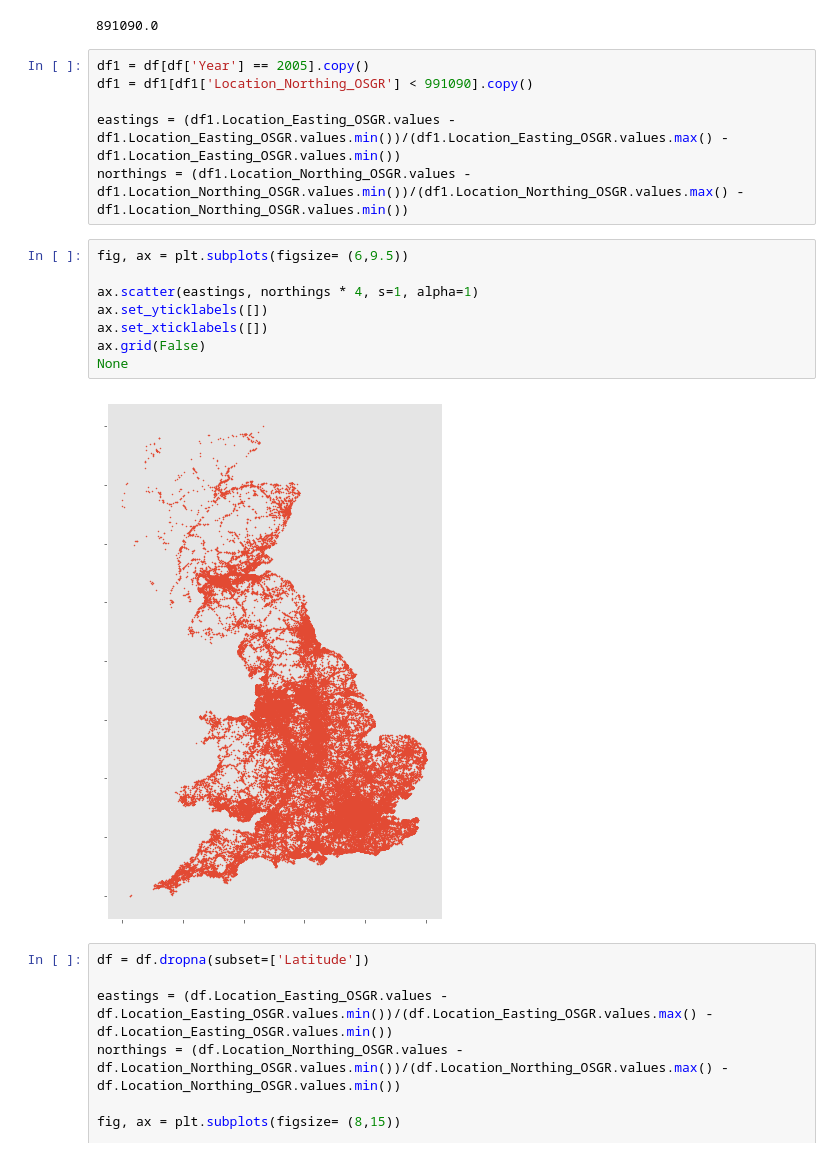
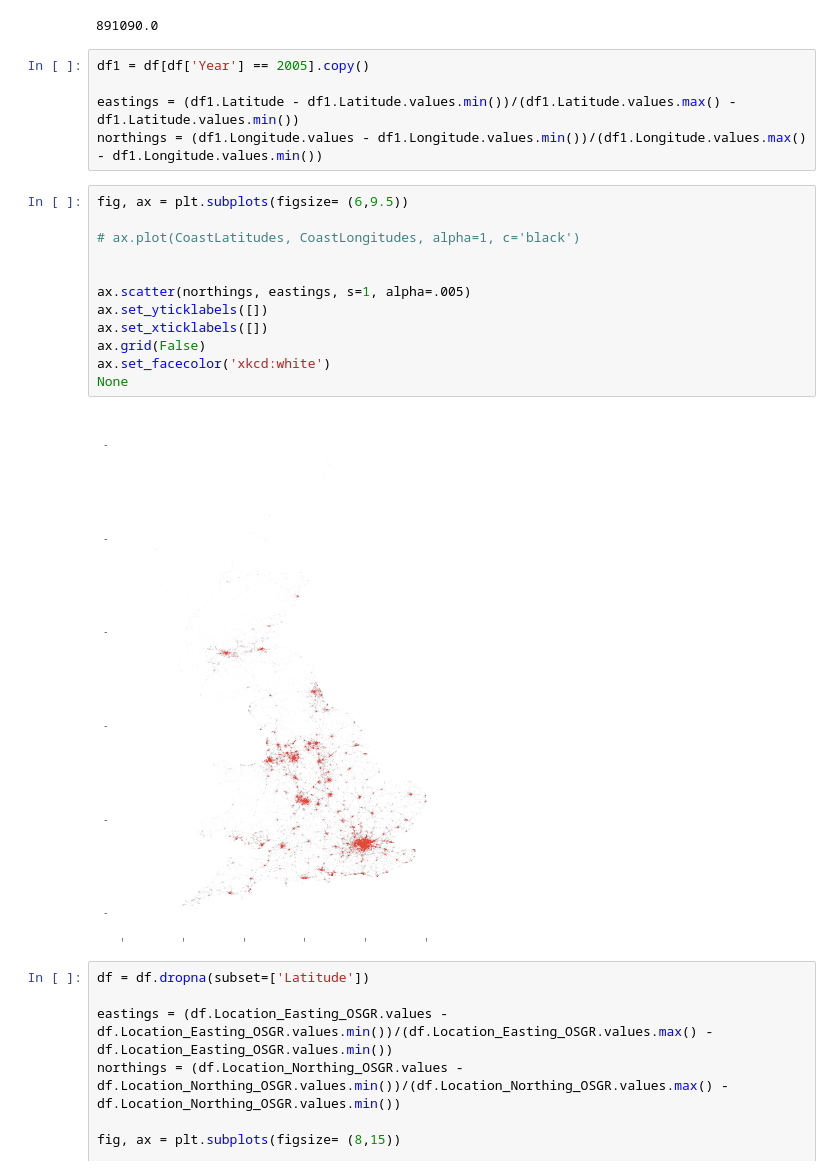
Before and after one commit to ExterminatingTheCode/ukAccidentAnalysis, a Jupyter notebook: FirstExplore.ipynb, the cells around one changed output. Saved outputs shown, nothing was run; the diff lists cells and outputs as text.

```diff
--- a/FirstExplore.ipynb
+++ b/FirstExplore.ipynb
@@ -571,20 +585,23 @@ df1.Location_Northing_OSGR.values.max() - 298510
 891090.0
 # %%
 df1 = df[df['Year'] == 2005].copy()
-df1 = df1[df1['Location_Northing_OSGR'] < 991090].copy()
 
-eastings = (df1.Location_Easting_OSGR.values - df1.Location_Easting_OSGR.values.min())/(df1.Location_Easting_OSGR.values.max() - df1.Location_Easting_OSGR.values.min())
-northings = (df1.Location_Northing_OSGR.values - df1.Location_Northing_OSGR.values.min())/(df1.Location_Northing_OSGR.values.max() - df1.Location_Northing_OSGR.values.min())
+eastings = (df1.Latitude - df1.Latitude.values.min())/(df1.Latitude.values.max() - df1.Latitude.values.min())
+northings = (df1.Longitude.values - df1.Longitude.values.min())/(df1.Longitude.values.max() - df1.Longitude.values.min())
 # %%
 fig, ax = plt.subplots(figsize= (6,9.5))
 
-ax.scatter(eastings, northings * 4, s=1, alpha=1)
+# ax.plot(CoastLatitudes, CoastLongitudes, alpha=1, c='black')
+
+
+ax.scatter(northings, eastings, s=1, alpha=.005)
 ax.set_yticklabels([])
 ax.set_xticklabels([])
 ax.grid(False)
+ax.set_facecolor('xkcd:white')
 None
 # %% [output]
-[figure, old version]
+[figure, new version]
 # %%
 df = df.dropna(subset=['Latitude'])
 
```
Also changed, not shown: parts of 9 cells of this notebook, 3 other files.
